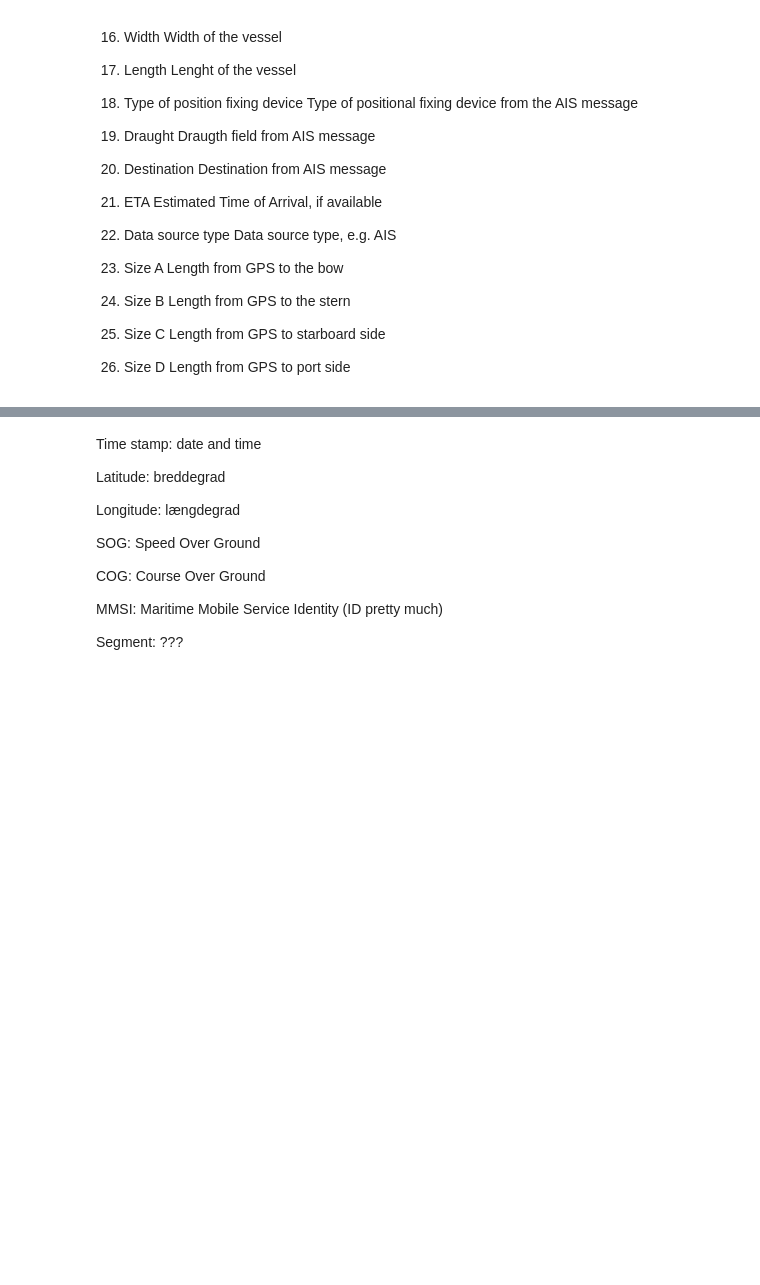
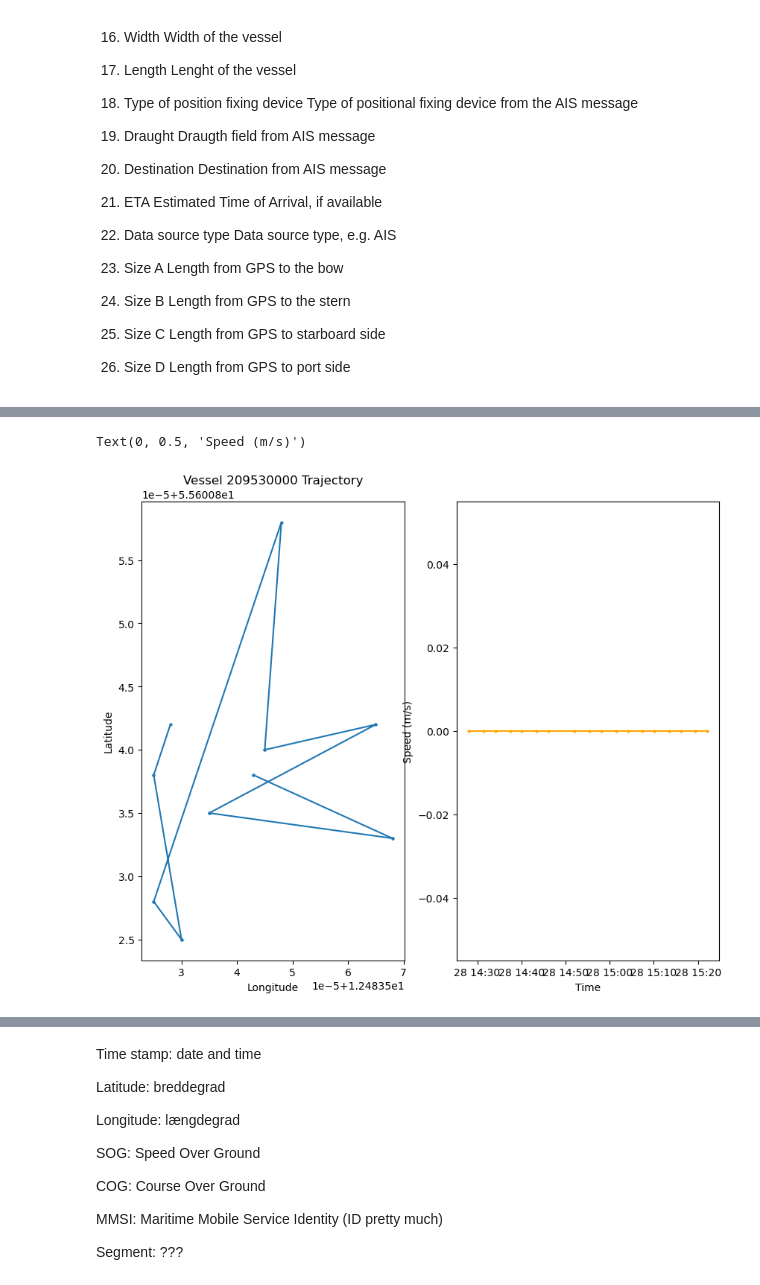
Before and after one commit to ChrAN103/Increasing-Maritime-Domain-Awareness-using-spatio-temporal-sequential-data, a Jupyter notebook: project_experiments.ipynb, the cells around one changed output, grey strips where cells are left out. Cells and saved outputs as stored; diff of their text form; code cells hidden in the pictures; blank space fills up the shorter version.

```diff
--- a/project_experiments.ipynb
+++ b/project_experiments.ipynb
@@ -82,0 +185,7 @@ df
+# %%
+anomalies = df[df["anomaly"] == True]
+anomalies[["MMSI", "Segment"]]
+# Now we delete every row in the dataframe with these MMSI and Segment combinations
+# and keep only the segments without anomalies
+df = df[~df.set_index(['MMSI', 'Segment']).index.isin(anomalies.set_index(['MMSI', 'Segment']).index)]
+df
@@ -82,0 +241,6 @@ df
+# %%
+anomalies = df[df["speed_anomaly"] == True]
+anomalies[["MMSI", "Segment"]]
+# Now we delete every row in the dataframe with these MMSI and Segment combinations
+# and keep only the segments without anomalies
+df = df[~df.set_index(['MMSI', 'Segment']).index.isin(anomalies.set_index(['MMSI', 'Segment']).index)]
@@ -82,0 +350,15 @@ df
+# %%
+# plot a single vessel's trajectory
+vessel_id = df['MMSI'].unique()[3]
+vessel_data = df[df['MMSI'] == vessel_id].sort_values(by='Timestamp')
+fig, axes = plt.subplots(1, 2, figsize=(10, 8))
+axes[0].plot(vessel_data['Longitude'], vessel_data['Latitude'], marker='o', markersize=2)
+axes[0].set_title(f'Vessel {vessel_id} Trajectory')
+axes[0].set_xlabel('Longitude')
+axes[0].set_ylabel('Latitude')
+axes[1].plot(vessel_data['Timestamp'], vessel_data['SOG'], marker='o', markersize=2, color='orange')
+axes[1].set_xlabel('Time')
+axes[1].set_ylabel('Speed (m/s)')
+# %% [output]
+Text(0, 0.5, 'Speed (m/s)')
+[figure, added]
```
Also changed, not shown: parts of 25 cells of this notebook.
